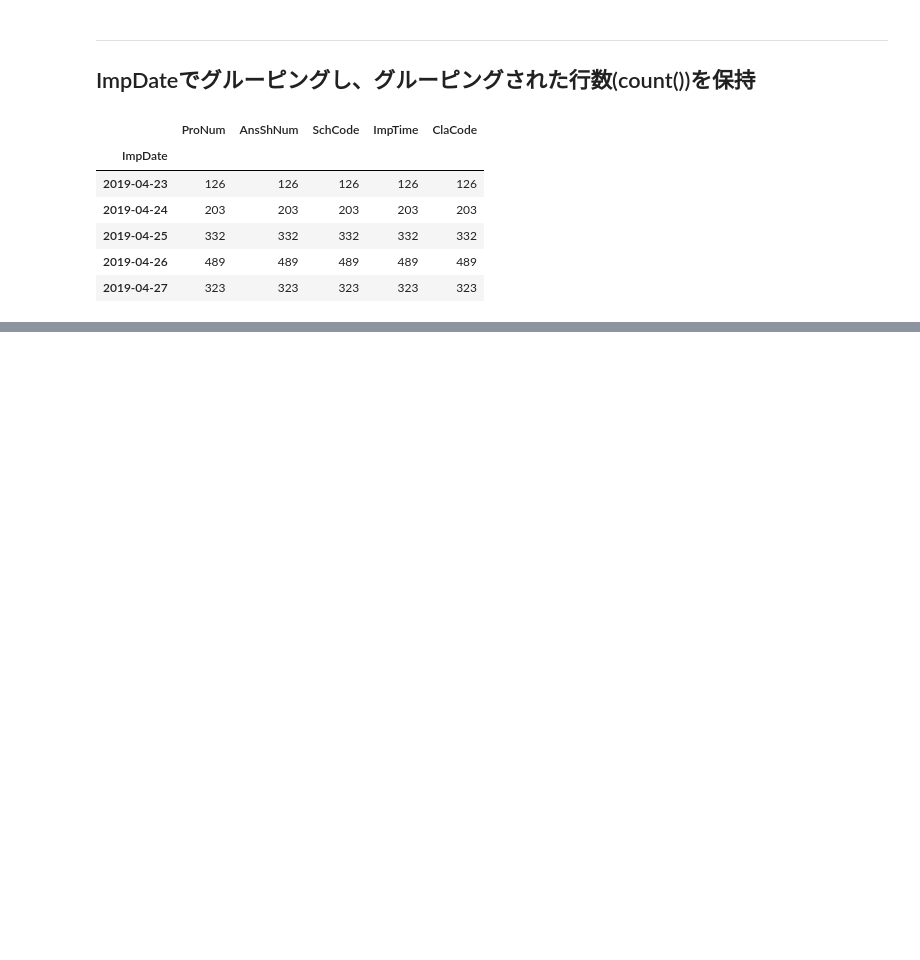
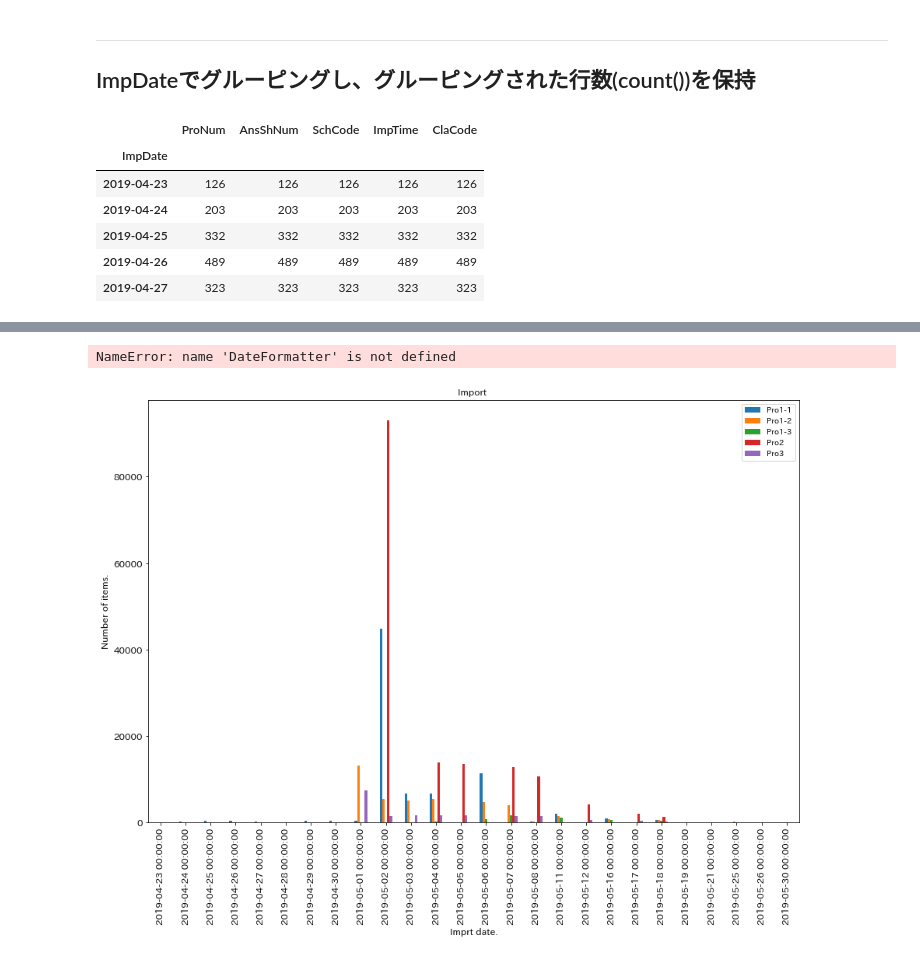
Before and after one commit to okagen/study, a Jupyter notebook: 05_DataFrame.ipynb, the cells around one changed output, grey strips where cells are left out. Cells and saved outputs as stored; diff of their text form; code cells hidden in the pictures; blank space fills up the shorter version.

```diff
--- a/05_DataFrame.ipynb
+++ b/05_DataFrame.ipynb
@@ -84,0 +87,7 @@ display(df_p1_byDate_count.head(5))
+# %%
+df_p1_byDate_count = df_p1_byDate[["AnsShNum"]].rename(columns={"AnsShNum": "Pro1-1"})
+df_p2_byDate_count = df_p2_byDate[["AnsShNum"]].rename(columns={"AnsShNum": "Pro1-2"})
+df_p3_byDate_count = df_p3_byDate[["AnsShNum"]].rename(columns={"AnsShNum": "Pro1-3"})
+df_p4_byDate_count = df_p4_byDate[["AnsShNum"]].rename(columns={"AnsShNum": "Pro2"})
+df_p5_byDate_count = df_p5_byDate[["AnsShNum"]].rename(columns={"AnsShNum": "Pro3"})
+display(df_p1_byDate_count.head(5))
@@ -84,0 +105,6 @@ display(df_p1_byDate_count.head(5))
+# %%
+df_result = pd.concat([df_p1_byDate_count, df_p2_byDate_count], axis=1, sort=False)
+df_result = pd.concat([df_result, df_p3_byDate_count], axis=1, sort=False)
+df_result = pd.concat([df_result, df_p4_byDate_count], axis=1, sort=False)
+df_result = pd.concat([df_result, df_p5_byDate_count], axis=1, sort=False)
+display(df_result.head(5))
@@ -84,0 +119,12 @@ display(df_p1_byDate_count.head(5))
+# %%
+import matplotlib.pyplot as plt
+import matplotlib.dates as mdates
+ax = df_result.plot(kind='bar', title ="Import ", figsize=(15, 10), legend=True, fontsize=12)
+ax.set_xlabel("Imprt date.", fontsize=12)
+ax.set_ylabel("Number of items.", fontsize=12)
+ax.xaxis.set_major_formatter(DateFormatter("%m-%d"))
+
+plt.show()
+# %% [output]
+NameError: name 'DateFormatter' is not defined
+[figure, added]
```
Also changed, not shown: parts of 7 cells of this notebook, 1 other file.
